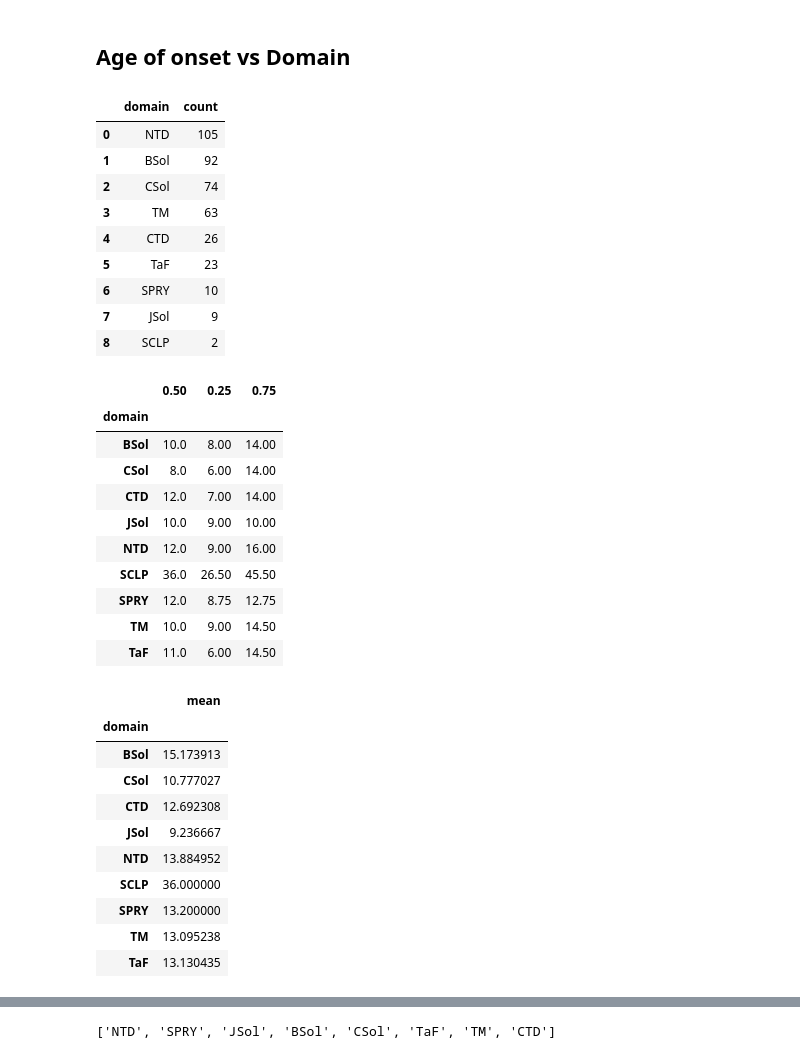
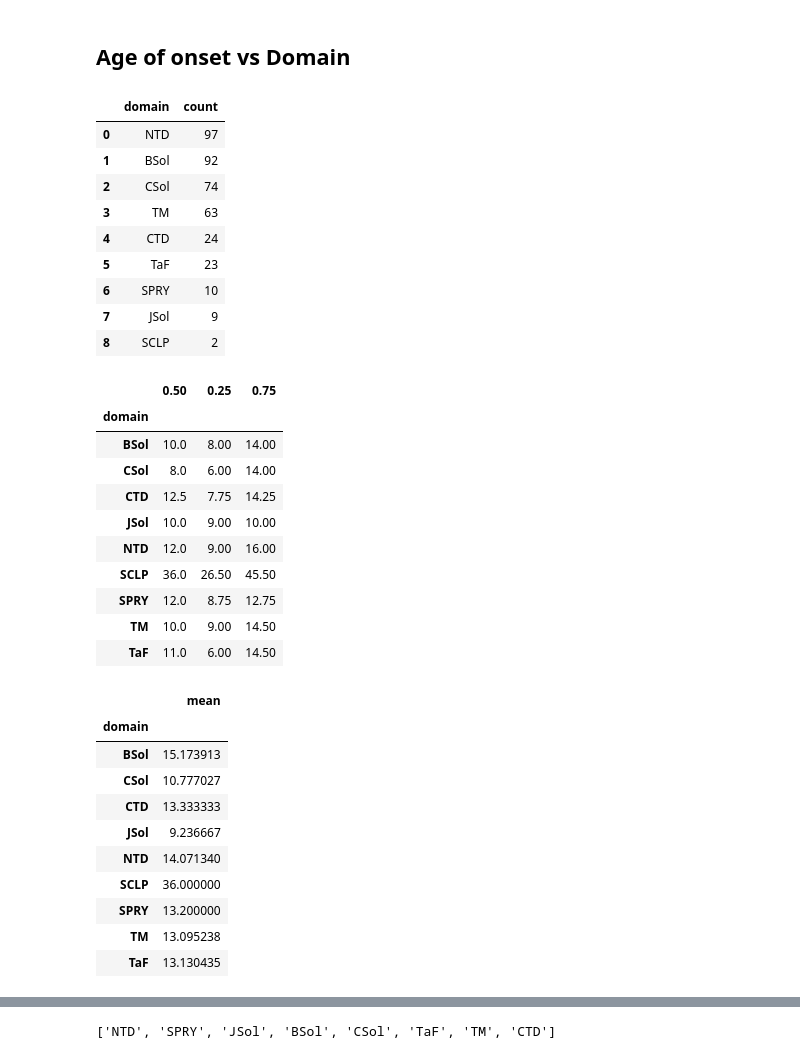
Before and after one commit to alexdaiii/cpvt_database_analysis, a Jupyter notebook: analysis/06_age_of_onsets.ipynb, the cells around one changed output, grey strips where cells are left out. Saved outputs shown, nothing was run; the diff lists cells and outputs as text; code cells hidden in the pictures.

```diff
--- a/analysis/06_age_of_onsets.ipynb
+++ b/analysis/06_age_of_onsets.ipynb
@@ -252,18 +288,21 @@ CUSTOM_COLOR_PALLETTE = {
 }
 # %%
 filtered_domain = df_cpvt_analysis.dropna(subset=[AGE_OF_ONSET_COL, "domain"])[
-    ["individual_id", AGE_OF_ONSET_COL, "domain"]
+    ["individual_id", AGE_OF_ONSET_COL, "domain", "protein_change_type"]
 ]
+# only missense (at protein level)
+filtered_domain = filtered_domain[
+    filtered_domain["protein_change_type"] == "Substitution"]
 
 num_pat_per_domain = filtered_domain["domain"].value_counts().reset_index()
 num_pat_per_domain
 # %% [output]
 |  | domain | count |
-| 0 | NTD | 105 |
+| 0 | NTD | 97 |
 | 1 | BSol | 92 |
 | 2 | CSol | 74 |
 | 3 | TM | 63 |
-| 4 | CTD | 26 |
+| 4 | CTD | 24 |
 | 5 | TaF | 23 |
 | 6 | SPRY | 10 |
 | 7 | JSol | 9 |
@@ -279,7 +318,7 @@ qt_domains
 | domain |  |  |  |
 | BSol | 10.0 | 8.00 | 14.00 |
 | CSol | 8.0 | 6.00 | 14.00 |
-| CTD | 12.0 | 7.00 | 14.00 |
+| CTD | 12.5 | 7.75 | 14.25 |
 | JSol | 10.0 | 9.00 | 10.00 |
 | NTD | 12.0 | 9.00 | 16.00 |
 | SCLP | 36.0 | 26.50 | 45.50 |
@@ -298,9 +337,9 @@ mean_median_domains
 | domain |  |
 | BSol | 15.173913 |
 | CSol | 10.777027 |
-| CTD | 12.692308 |
+| CTD | 13.333333 |
 | JSol | 9.236667 |
-| NTD | 13.884952 |
+| NTD | 14.071340 |
 | SCLP | 36.000000 |
 | SPRY | 13.200000 |
 | TM | 13.095238 |
```
Also changed, not shown: parts of 19 cells of this notebook, 3 other files.
